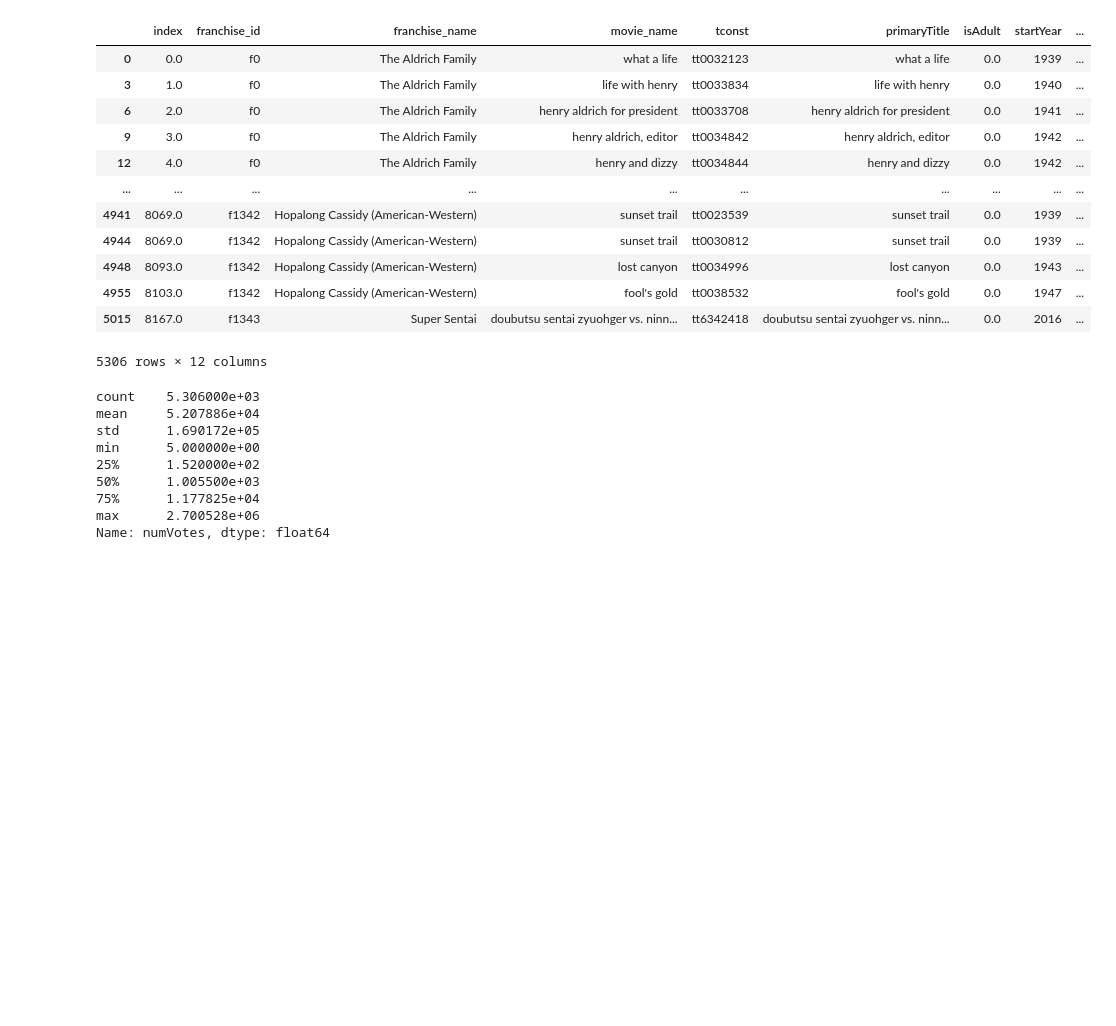
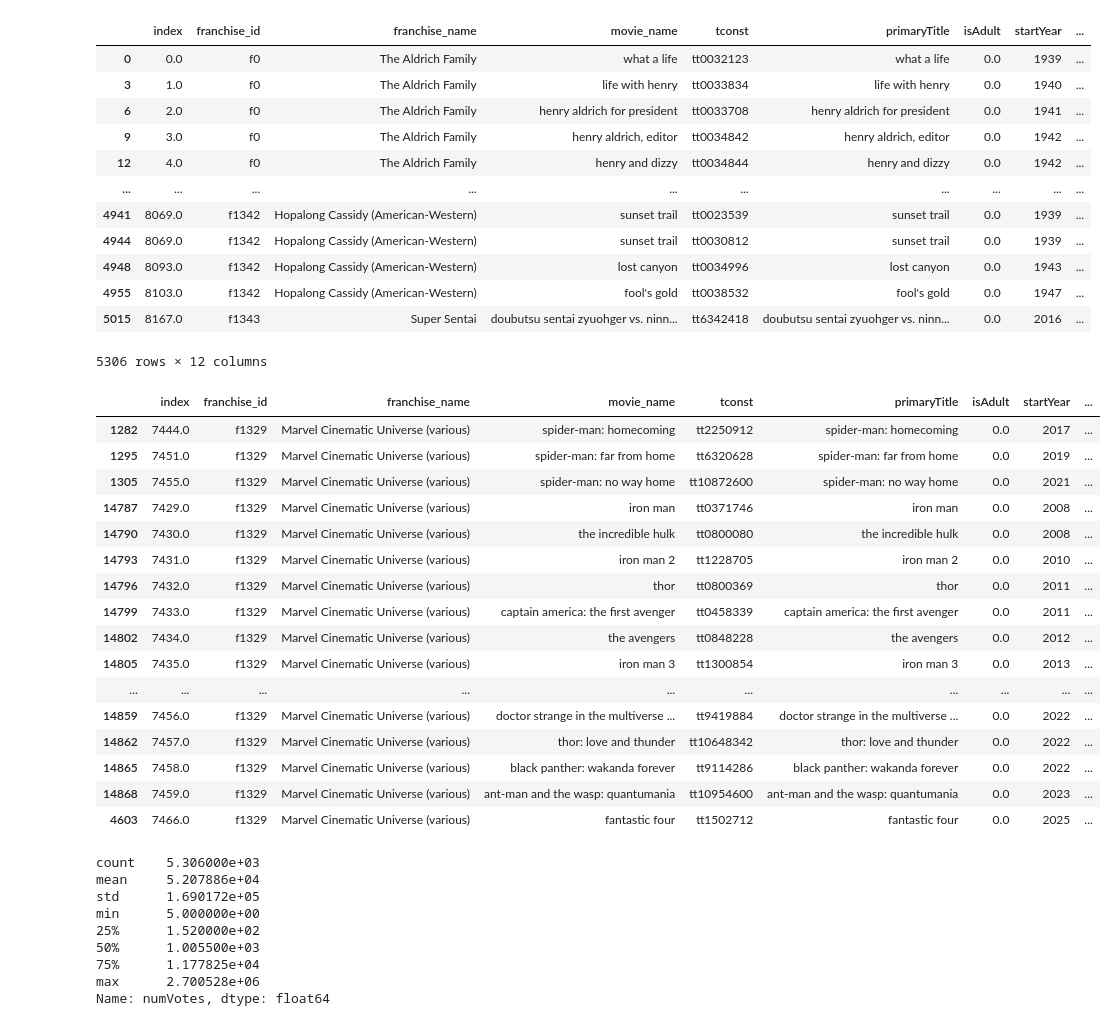
Before and after one commit to adambrennan150/Franchises, a Jupyter notebook: IMDB_Wiki_Matching.ipynb, the cells around one changed output. Cells and saved outputs as stored; diff of their text form; code cells hidden in the pictures; blank space fills up the shorter version.

```diff
--- a/IMDB_Wiki_Matching.ipynb
+++ b/IMDB_Wiki_Matching.ipynb
@@ -424,6 +424,26 @@ matched
 | 4955 | 8103.0 | f1342 | Hopalong Cassidy (American-Western) | fool's gold | tt0038532 | fool's gold | 0.0 | 1947 | ... |
 | 5015 | 8167.0 | f1343 | Super Sentai | doubutsu sentai zyuohger vs. ninn... | tt6342418 | doubutsu sentai zyuohger vs. ninn... | 0.0 | 2016 | ... |
 5306 rows × 12 columns
+# %%
+matched[matched["franchise_name"] == "Marvel Cinematic Universe (various)"]
+# %% [output]
+|  | index | franchise_id | franchise_name | movie_name | tconst | primaryTitle | isAdult | startYear | ... |
+| 1282 | 7444.0 | f1329 | Marvel Cinematic Universe (various) | spider-man: homecoming | tt2250912 | spider-man: homecoming | 0.0 | 2017 | ... |
+| 1295 | 7451.0 | f1329 | Marvel Cinematic Universe (various) | spider-man: far from home | tt6320628 | spider-man: far from home | 0.0 | 2019 | ... |
+| 1305 | 7455.0 | f1329 | Marvel Cinematic Universe (various) | spider-man: no way home | tt10872600 | spider-man: no way home | 0.0 | 2021 | ... |
+| 14787 | 7429.0 | f1329 | Marvel Cinematic Universe (various) | iron man | tt0371746 | iron man | 0.0 | 2008 | ... |
+| 14790 | 7430.0 | f1329 | Marvel Cinematic Universe (various) | the incredible hulk | tt0800080 | the incredible hulk | 0.0 | 2008 | ... |
+| 14793 | 7431.0 | f1329 | Marvel Cinematic Universe (various) | iron man 2 | tt1228705 | iron man 2 | 0.0 | 2010 | ... |
+| 14796 | 7432.0 | f1329 | Marvel Cinematic Universe (various) | thor | tt0800369 | thor | 0.0 | 2011 | ... |
+| 14799 | 7433.0 | f1329 | Marvel Cinematic Universe (various) | captain america: the first avenger | tt0458339 | captain america: the first avenger | 0.0 | 2011 | ... |
+| 14802 | 7434.0 | f1329 | Marvel Cinematic Universe (various) | the avengers | tt0848228 | the avengers | 0.0 | 2012 | ... |
+| 14805 | 7435.0 | f1329 | Marvel Cinematic Universe (various) | iron man 3 | tt1300854 | iron man 3 | 0.0 | 2013 | ... |
+| ... | ... | ... | ... | ... | ... | ... | ... | ... | ... |
+| 14859 | 7456.0 | f1329 | Marvel Cinematic Universe (various) | doctor strange in the multiverse ... | tt9419884 | doctor strange in the multiverse ... | 0.0 | 2022 | ... |
+| 14862 | 7457.0 | f1329 | Marvel Cinematic Universe (various) | thor: love and thunder | tt10648342 | thor: love and thunder | 0.0 | 2022 | ... |
+| 14865 | 7458.0 | f1329 | Marvel Cinematic Universe (various) | black panther: wakanda forever | tt9114286 | black panther: wakanda forever | 0.0 | 2022 | ... |
+| 14868 | 7459.0 | f1329 | Marvel Cinematic Universe (various) | ant-man and the wasp: quantumania | tt10954600 | ant-man and the wasp: quantumania | 0.0 | 2023 | ... |
+| 4603 | 7466.0 | f1329 | Marvel Cinematic Universe (various) | fantastic four | tt1502712 | fantastic four | 0.0 | 2025 | ... |
 # %%
 test = pd.notnull(imdb_final["franchise_id"])
 imdb_final[test]["numVotes"].describe()
```
